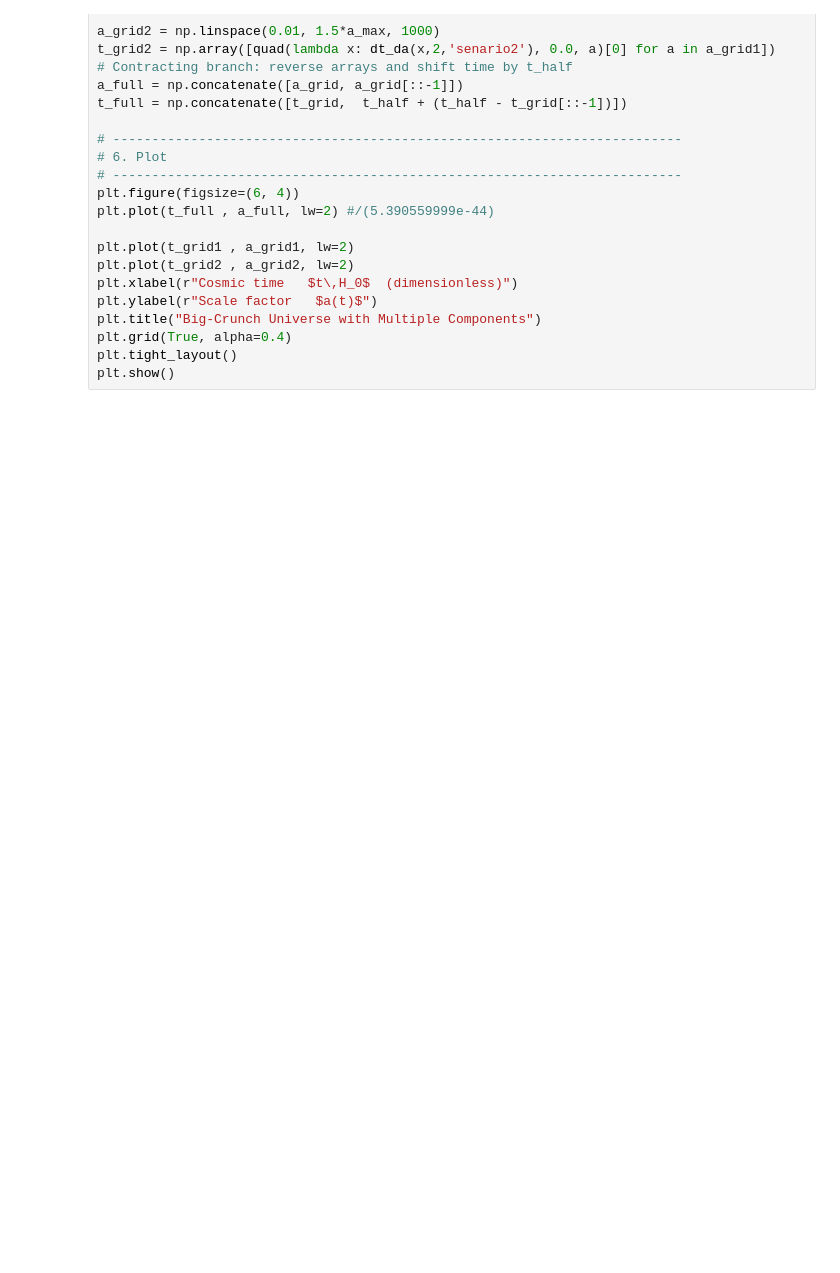
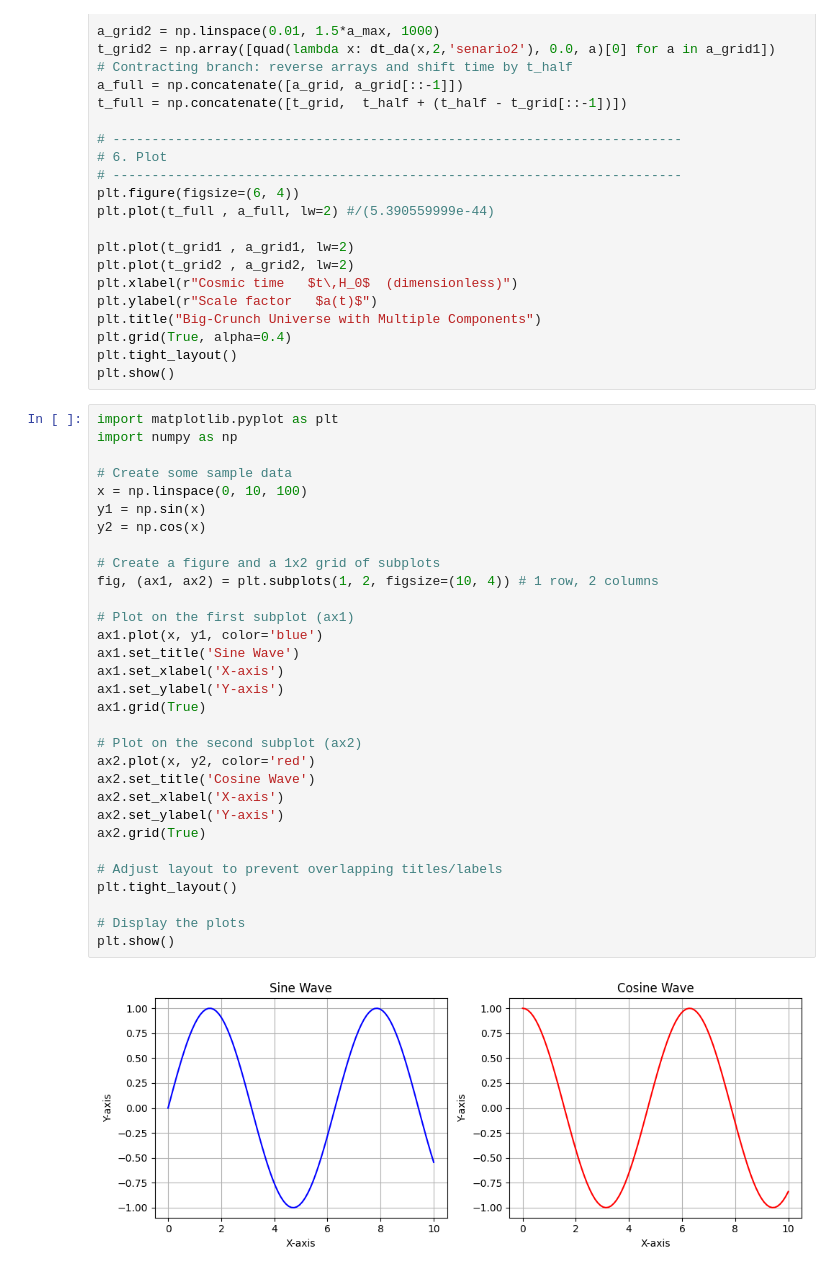
Before and after one commit to RohanBolle/BigCrunch, a Jupyter notebook: FreidmannModified_QuantumCorrections.ipynb, the cells around one changed output. Saved outputs shown, nothing was run; the diff lists cells and outputs as text; blank space fills up the shorter version.

```diff
--- a/FreidmannModified_QuantumCorrections.ipynb
+++ b/FreidmannModified_QuantumCorrections.ipynb
@@ -620,3 +779,36 @@ plt.title("Big-Crunch Universe with Multiple Components")
 plt.grid(True, alpha=0.4)
 plt.tight_layout()
 plt.show()
+# %%
+import matplotlib.pyplot as plt
+import numpy as np
+
+# Create some sample data
+x = np.linspace(0, 10, 100)
+y1 = np.sin(x)
+y2 = np.cos(x)
+
+# Create a figure and a 1x2 grid of subplots
+fig, (ax1, ax2) = plt.subplots(1, 2, figsize=(10, 4)) # 1 row, 2 columns
+
+# Plot on the first subplot (ax1)
+ax1.plot(x, y1, color='blue')
+ax1.set_title('Sine Wave')
+ax1.set_xlabel('X-axis')
+ax1.set_ylabel('Y-axis')
+ax1.grid(True)
+
+# Plot on the second subplot (ax2)
+ax2.plot(x, y2, color='red')
+ax2.set_title('Cosine Wave')
+ax2.set_xlabel('X-axis')
+ax2.set_ylabel('Y-axis')
+ax2.grid(True)
+
+# Adjust layout to prevent overlapping titles/labels
+plt.tight_layout()
+
+# Display the plots
+plt.show()
+# %% [output]
+[figure, added]
```
Also changed, not shown: parts of 11 cells of this notebook.
